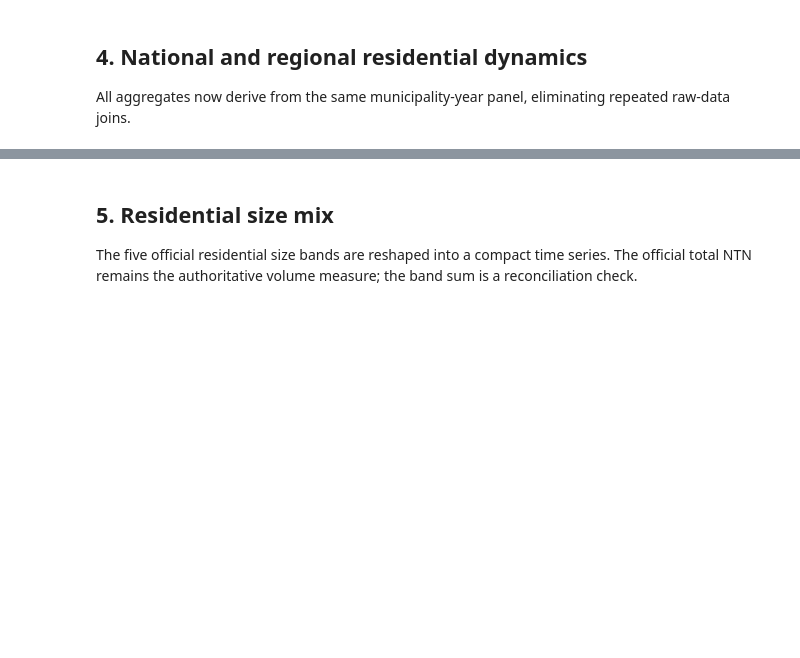
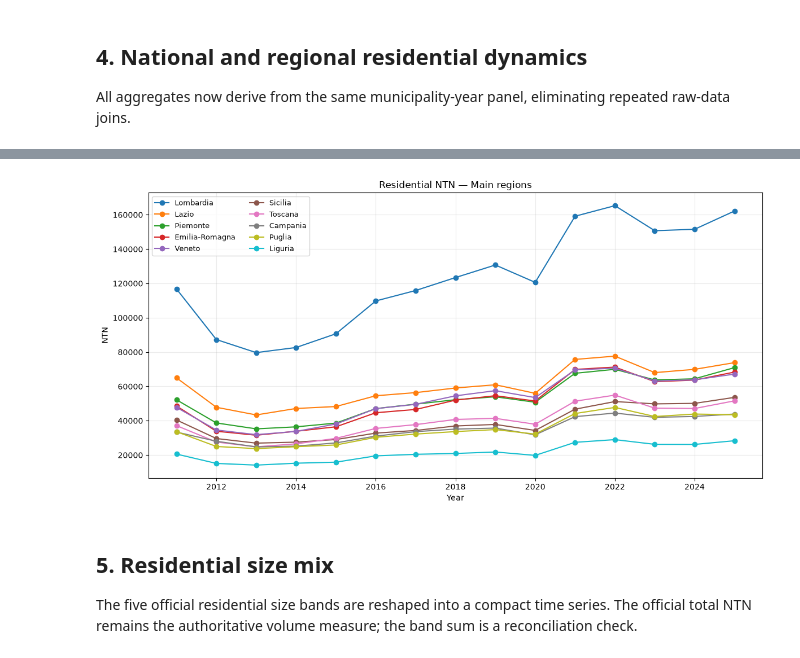
Before and after one commit to danielematix67-boop/italian-real-estate-analysis, a Jupyter notebook: notebooks/02_omi_transactions_exploration.ipynb, the cells around one changed output, grey strips where cells are left out. Drawn from its saved outputs; the diff is of its cells as text; code cells hidden in the pictures; blank space fills up the shorter version.

```diff
--- a/notebooks/02_omi_transactions_exploration.ipynb
+++ b/notebooks/02_omi_transactions_exploration.ipynb
@@ -212,3 +924,35 @@ plt.tight_layout(); plt.show()
+# %%
+fig, ax = plt.subplots(figsize=(12, 6))
+
+for region in top_regions['regione']:
+    subset = regional[
+        regional['regione'].eq(region)
+    ]
+
+    ax.plot(
+        subset['year'],
+        subset['ntn_res'],
+        marker='o',
+        label=region,
+    )
+
+ax.set(
+    title='Residential NTN — Main regions',
+    xlabel='Year',
+    ylabel='NTN',
+)
+
+ax.legend(
+    ncol=2,
+    fontsize=9,
+)
+
+ax.grid(alpha=0.25)
+
+plt.tight_layout()
+plt.show()
+# %% [output]
+[figure, added]
 # %% [markdown]
 ## 5. Residential size mix
 
```
Also changed, not shown: parts of 13 cells of this notebook, 1 other file.
